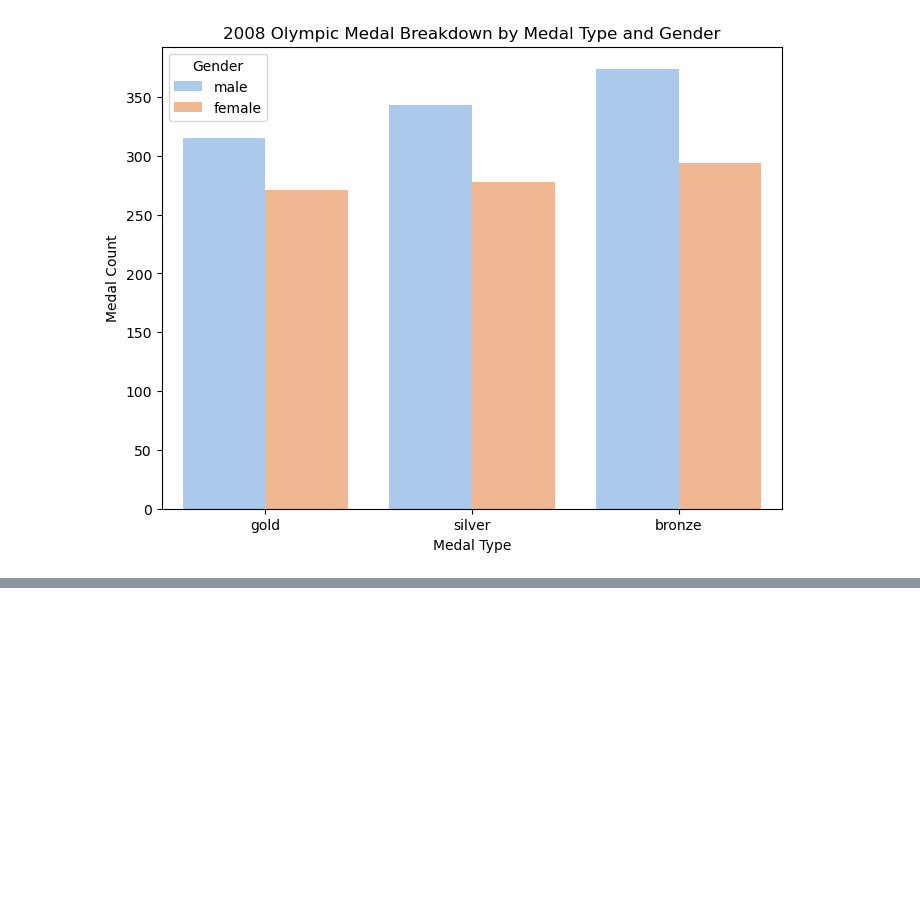
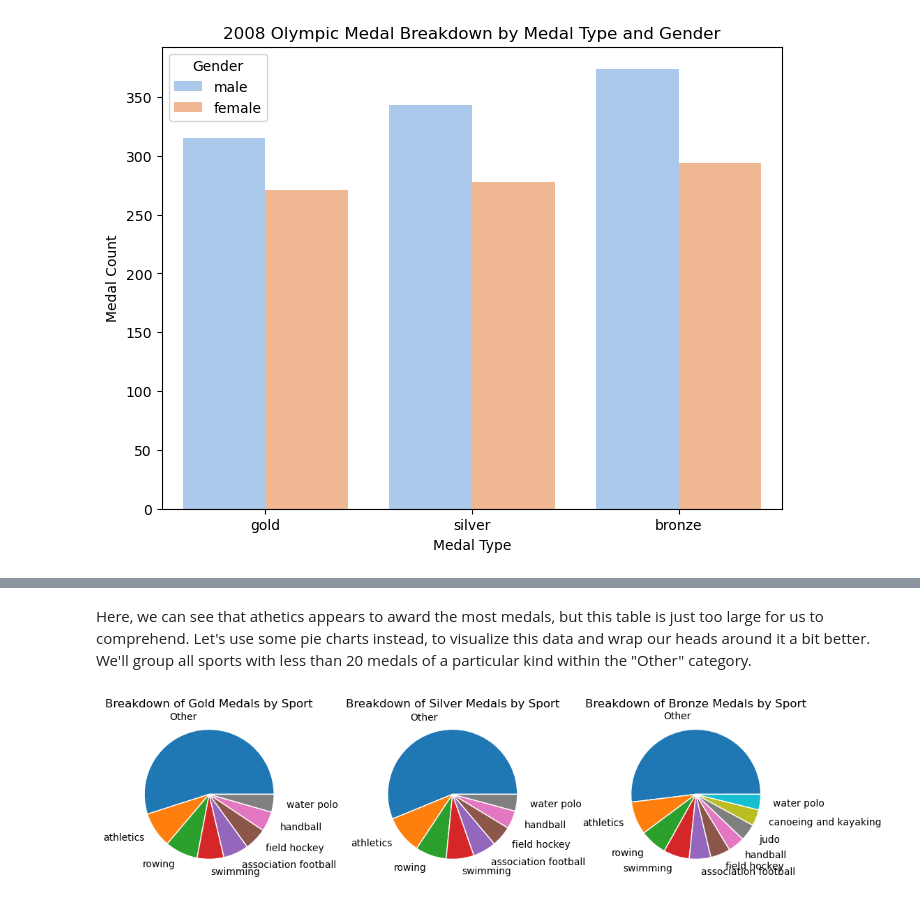
Before and after one commit to t-clark04/Clark-Data-Science-Portfolio, a Jupyter notebook: TidyData-Project/main.ipynb, the cells around one changed output, grey strips where cells are left out. Saved outputs shown, nothing was run; the diff lists cells and outputs as text; code cells hidden in the pictures; blank space fills up the shorter version.

Commit message:
Working on adding pie charts showing medal breakdown by sport

```diff
--- a/TidyData-Project/main.ipynb
+++ b/TidyData-Project/main.ipynb
@@ -214,0 +245,40 @@ plt.show()
+# %% [markdown]
+Here, we can see that athetics appears to award the most medals, but this table is just too large for us to comprehend. Let's use some pie charts instead, to visualize this data and wrap our heads around it a bit better. We'll group all sports with less than 20 medals of a particular kind within the "Other" category.
+# %%
+warnings.filterwarnings('ignore')
+
+df_gold = df_tidy.query('Medal == "gold"')
+df_silver = df_tidy.query('Medal == "silver"')
+df_bronze = df_tidy.query('Medal == "bronze"')
+
+gold_counts = df_gold["Sport"].value_counts()
+df_gold["Sport_Grouped"] = df_gold['Sport'].apply(lambda x: x if gold_counts[x] >= 25 else "Other")
+gold_counts = df_gold['Sport_Grouped'].value_counts()
+
+silver_counts = df_silver["Sport"].value_counts()
+df_silver["Sport_Grouped"] = df_silver['Sport'].apply(lambda x: x if silver_counts[x] >= 25 else "Other")
+silver_counts = df_silver['Sport_Grouped'].value_counts()
+
+bronze_counts = df_bronze["Sport"].value_counts()
+df_bronze["Sport_Grouped"] = df_bronze['Sport'].apply(lambda x: x if bronze_counts[x] >= 25 else "Other")
+bronze_counts = df_bronze['Sport_Grouped'].value_counts()
+# %%
+plt.figure(figsize = (12,8))
+
+plt.subplot(1,3,1)
+plt.pie(gold_counts, labels = gold_counts.index, labeldistance = 1.2, wedgeprops = {'linewidth': 1, 'edgecolor': 'white'})
+plt.title("Breakdown of Gold Medals by Sport")
+
+plt.subplot(1,3,2)
+plt.pie(silver_counts, labels = silver_counts.index, labeldistance = 1.2, wedgeprops = {'linewidth': 1, 'edgecolor': 'white'})
+plt.title("Breakdown of Silver Medals by Sport")
+
+plt.subplot(1,3,3)
+plt.pie(bronze_counts, labels = bronze_counts.index, labeldistance = 1.2, wedgeprops = {'linewidth': 1, 'edgecolor': 'white'})
+plt.title("Breakdown of Bronze Medals by Sport")
+
+plt.subplots_adjust(wspace=0.5)
+
+plt.show()
+# %% [output]
+[figure, added]
```
Also changed, not shown: parts of 3 cells of this notebook.
